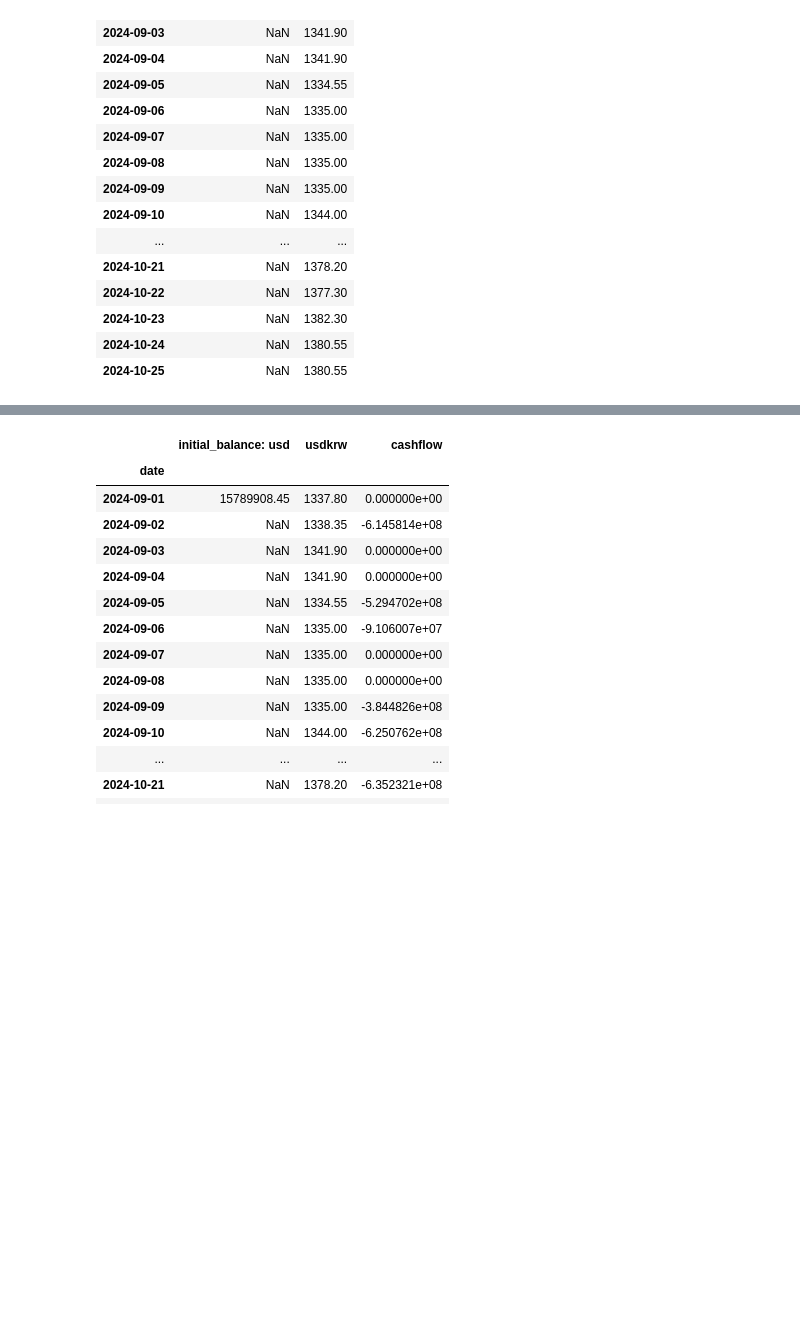
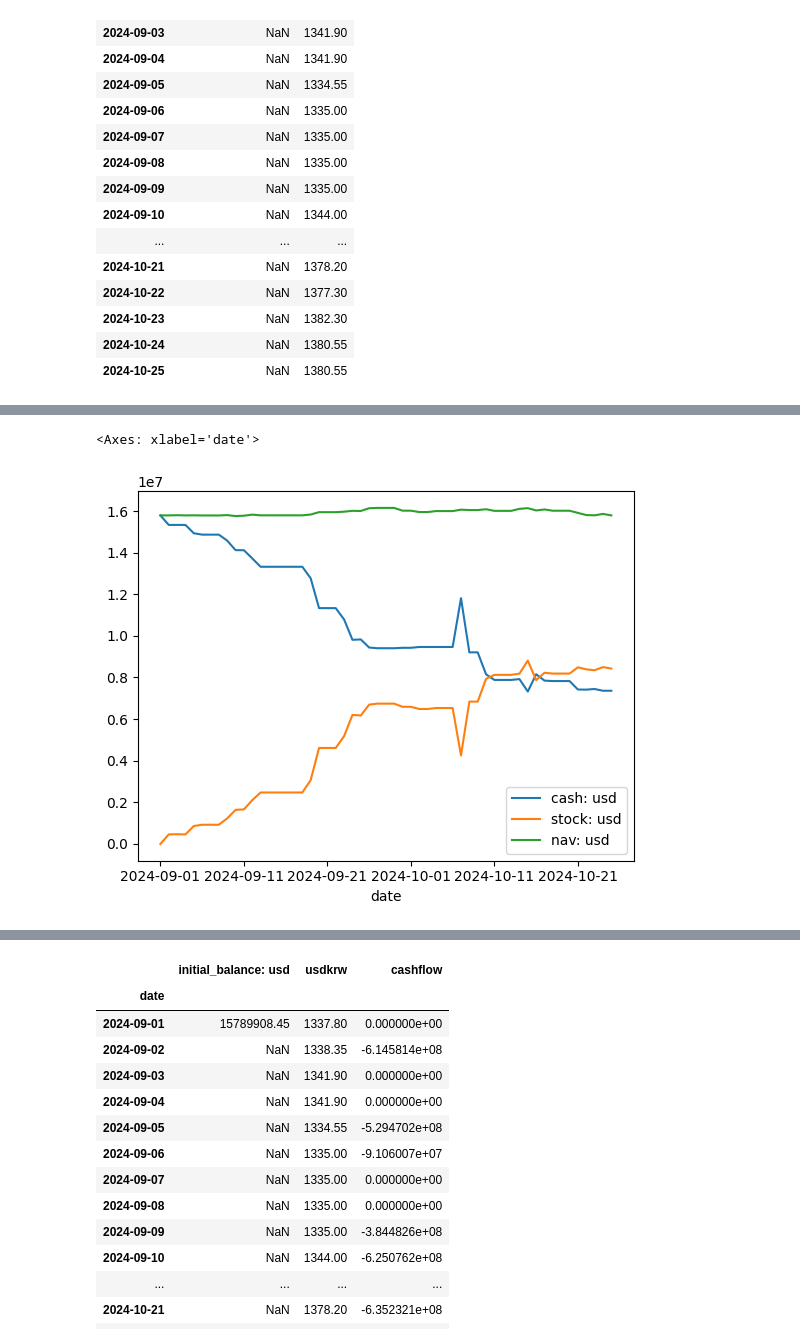
Before and after one commit to nailen1/cayman_office_system, a Jupyter notebook: demo-modules.ipynb, the cells around one changed output, grey strips where cells are left out. Drawn from its saved outputs; the diff is of its cells as text; code cells hidden in the pictures; blank space fills up the shorter version.

```diff
--- a/demo-modules.ipynb
+++ b/demo-modules.ipynb
@@ -105,3 +228,6 @@ ts.frame
 | 2024-10-23 | NaN | 1382.30 |
 | 2024-10-24 | NaN | 1380.55 |
 | 2024-10-25 | NaN | 1380.55 |
+# %%
+df = ts.df
+df
@@ -107,0 +253,5 @@ ts.frame
+# %%
+df.filter(regex=': usd').plot()
+# %% [output]
+<Axes: xlabel='date'>
+[figure, added]
```
Also changed, not shown: parts of 16 cells of this notebook, 11 other files.
